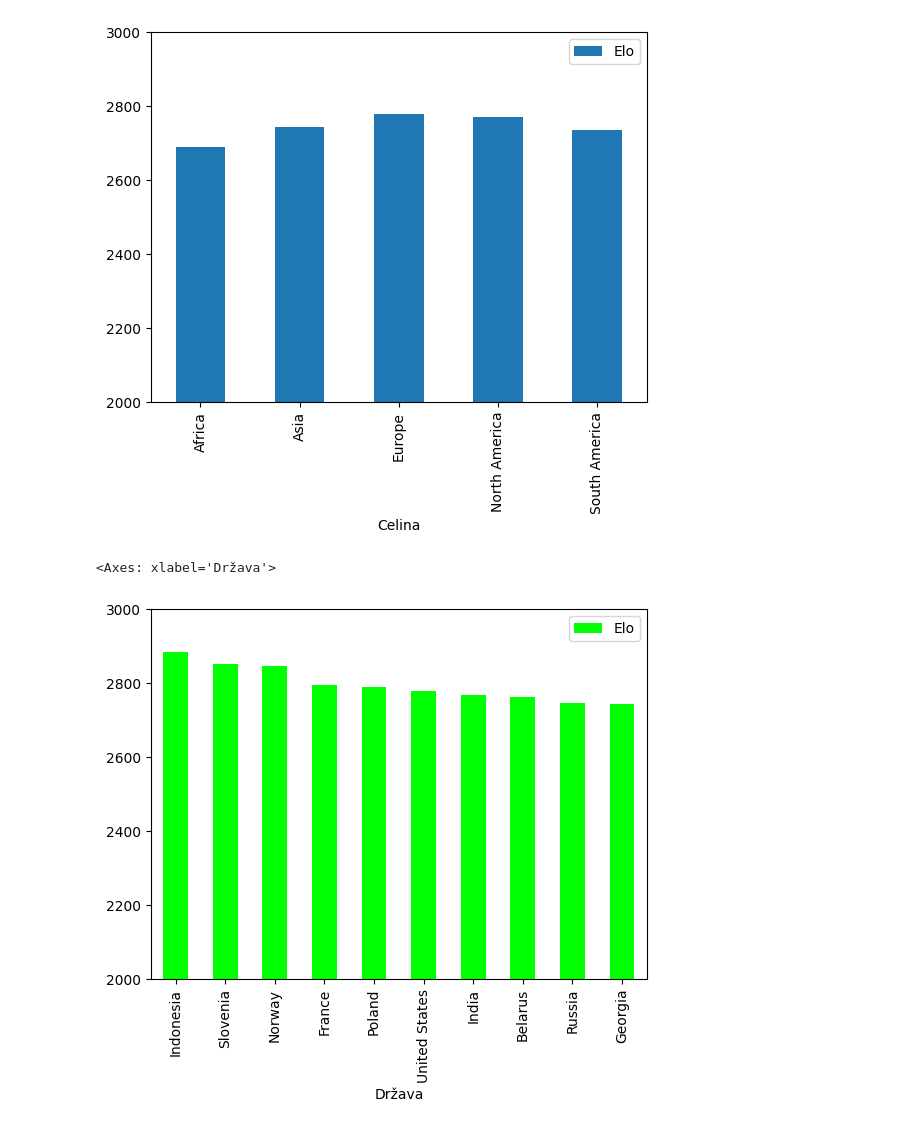
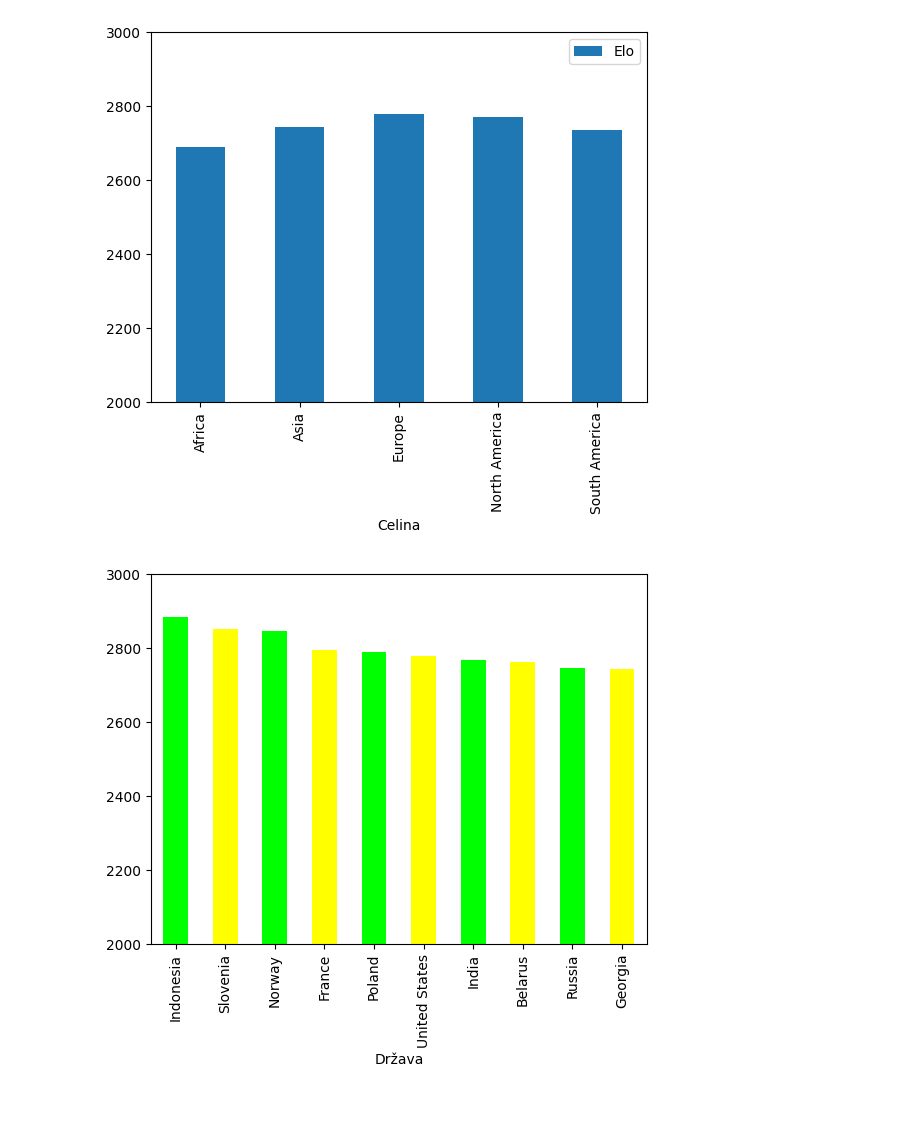
Before and after one commit to Matic-Pogorelec/Uvod_v_programiranje, a Jupyter notebook: analiza.ipynb, the cells around one changed output. Cells and saved outputs as stored; diff of their text form; code cells hidden in the pictures.

```diff
--- a/analiza.ipynb
+++ b/analiza.ipynb
@@ -49,9 +54,10 @@ sahisti[["Celina","Elo"]].groupby("Celina").mean().plot(kind = "bar",ylim=(2000,
 <Axes: xlabel='Celina'>
 [figure]
 # %%
-sahisti[["Država","Elo"]].groupby("Država").mean().sort_values("Elo", ascending=False).head(10).plot(kind = "bar",ylim=(2000, 3000),color = "lime")
+
+sahisti[["Država","Elo"]].groupby("Država").mean().sort_values("Elo", ascending=False).head(10)["Elo"].plot(kind = "bar",ylim=(2000, 3000),color = ["lime","yellow"])
+plt.show()
 # %% [output]
-<Axes: xlabel='Država'>
-[figure, old version]
+[figure, new version]
 # %% [markdown]
 # Analiza po času
```
Also changed, not shown: parts of 20 cells of this notebook, 3 other files.
